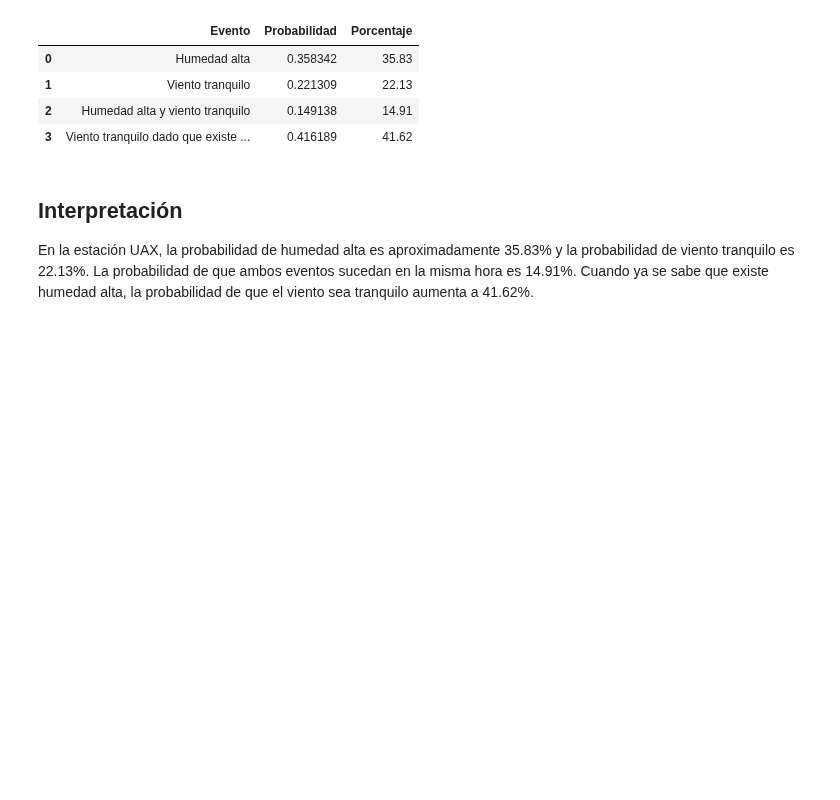
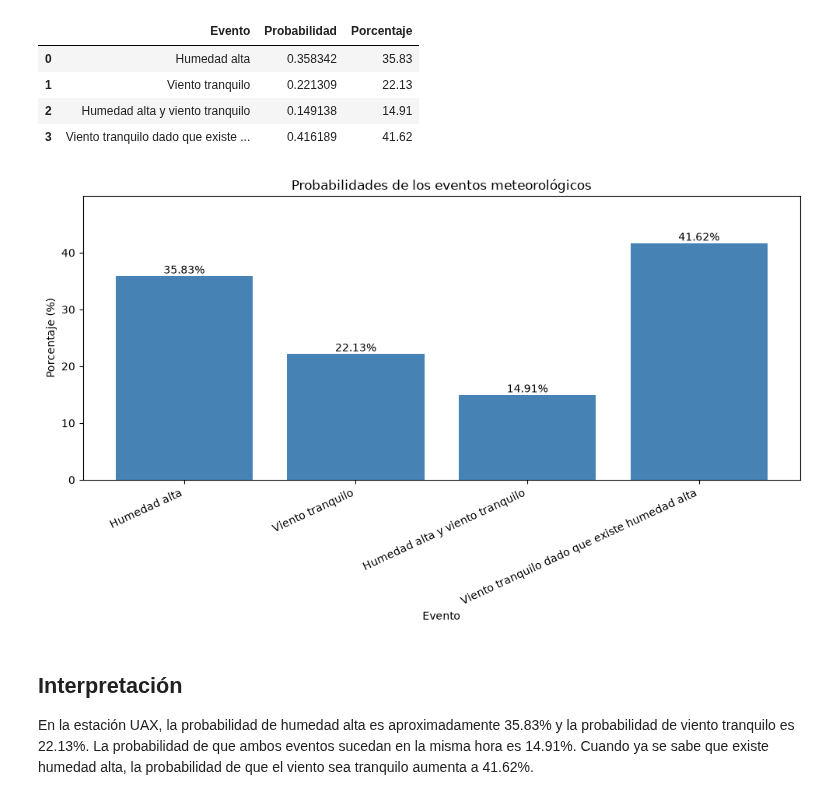
Before and after one commit to GJLG0501/Inteligencia-artificial-avanzada, a Jupyter notebook: P1 Module 1. Python Libraries & Statistics/Ejercicios Clase/Notebook6.ipynb, the cells around one changed output. Drawn from its saved outputs; the diff is of its cells as text; code cells hidden in the pictures; blank space fills up the shorter version.

```diff
--- a/P1 Module 1. Python Libraries & Statistics/Ejercicios Clase/Notebook6.ipynb
+++ b/P1 Module 1. Python Libraries & Statistics/Ejercicios Clase/Notebook6.ipynb
@@ -2,6 +3,9 @@
 import pandas as pd
 # %%
-archivo = "/content/meteorología_2025.csv"
+archivo = Path("DataBases") / "meteorología_2025.csv"
+if not archivo.exists():
+    archivo = Path("P1 Module 1. Python Libraries & Statistics") / "Ejercicios Clase" / archivo
+
 data = pd.read_csv(archivo, skiprows=9)
 # %%
 data.head()
@@ -109,6 +113,30 @@ resultados
 | 1 | Viento tranquilo | 0.221309 | 22.13 |
 | 2 | Humedad alta y viento tranquilo | 0.149138 | 14.91 |
 | 3 | Viento tranquilo dado que existe ... | 0.416189 | 41.62 |
+# %%
+import matplotlib.pyplot as plt
+
+plt.figure(figsize=(10, 6))
+barras = plt.bar(resultados["Evento"], resultados["Porcentaje"], color="steelblue")
+
+plt.title("Probabilidades de los eventos meteorológicos")
+plt.xlabel("Evento")
+plt.ylabel("Porcentaje (%)")
+plt.xticks(rotation=25, ha="right")
+plt.ylim(0, max(resultados["Porcentaje"]) * 1.2)
+
+for barra, porcentaje in zip(barras, resultados["Porcentaje"]):
+    plt.text(
+        barra.get_x() + barra.get_width() / 2,
+        barra.get_height() + 0.5,
+        f"{porcentaje:.2f}%",
+        ha="center"
+    )
+
+plt.tight_layout()
+plt.show()
+# %% [output]
+[figure, added]
 # %% [markdown]
 ## Interpretación
 
```
Also changed, not shown: parts of 1 cell of this notebook, 2 other files.
